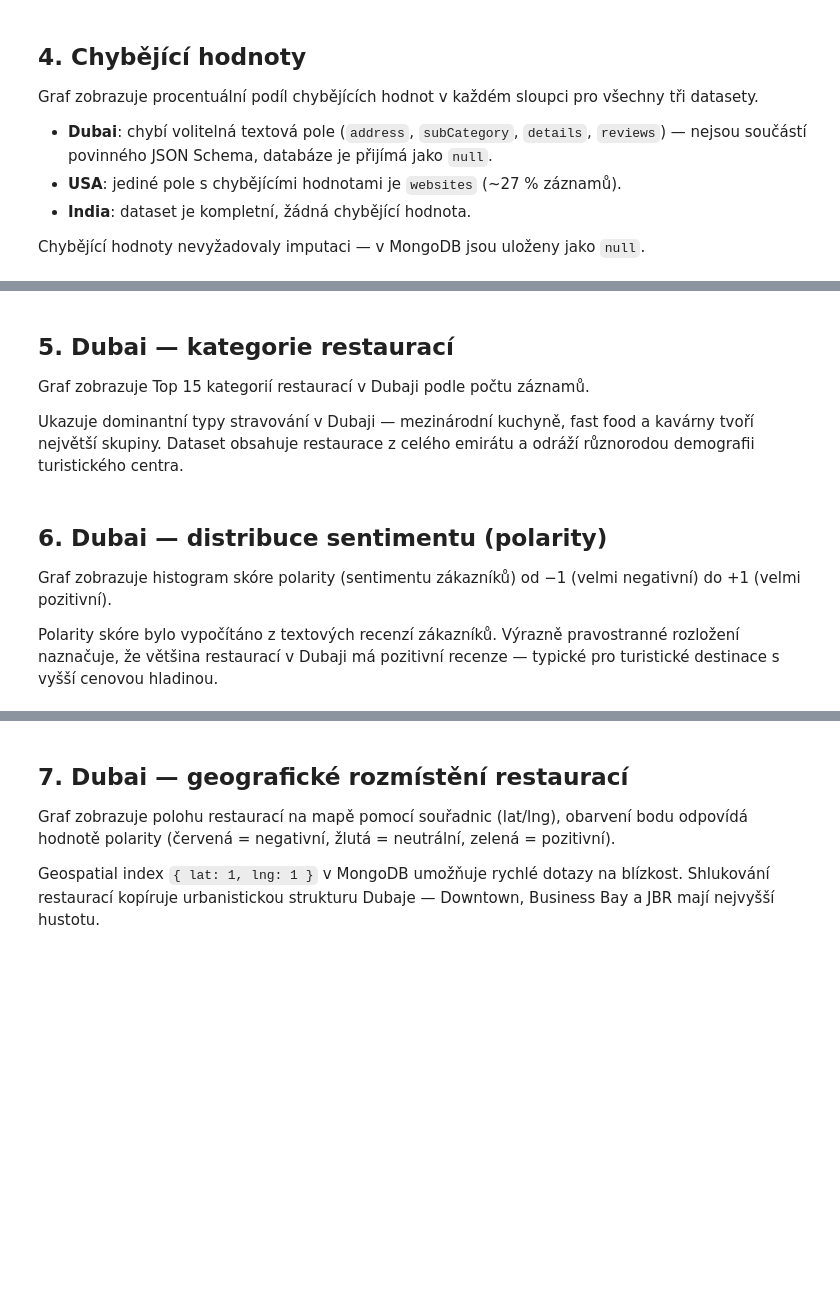
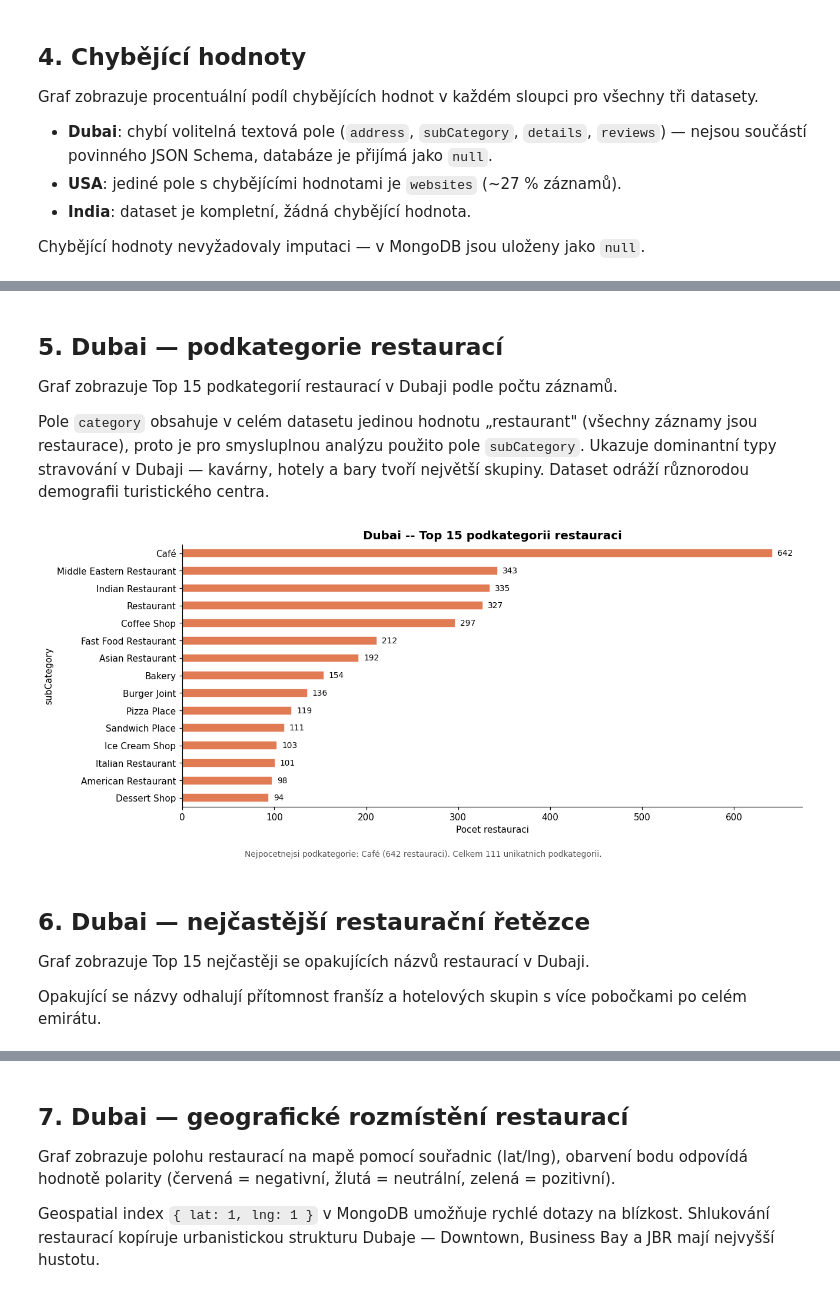
Before and after one commit to pashaslesar/BSQBD-Cluster, a Jupyter notebook: Data/analysis.ipynb, the cells around one changed output, grey strips where cells are left out. Saved outputs shown, nothing was run; the diff lists cells and outputs as text; code cells hidden in the pictures; blank space fills up the shorter version.

Commit message:
.ipynb fix graph

```diff
--- a/Data/analysis.ipynb
+++ b/Data/analysis.ipynb
@@ -125,32 +192,34 @@ plt.show()
 # %% [markdown]
-## 5. Dubai — kategorie restaurací
+## 5. Dubai — podkategorie restaurací
 
-Graf zobrazuje Top 15 kategorií restaurací v Dubaji podle počtu záznamů.
+Graf zobrazuje Top 15 podkategorií restaurací v Dubaji podle počtu záznamů.
 
-Ukazuje dominantní typy stravování v Dubaji — mezinárodní kuchyně, fast food a kavárny tvoří největší skupiny. Dataset obsahuje restaurace z celého emirátu a odráží různorodou demografii turistického centra.
+Pole `category` obsahuje v celém datasetu jedinou hodnotu „restaurant" (všechny záznamy jsou restaurace), proto je pro smysluplnou analýzu použito pole `subCategory`. Ukazuje dominantní typy stravování v Dubaji — kavárny, hotely a bary tvoří největší skupiny. Dataset odráží různorodou demografii turistického centra.
 # %%
-top_cat = dubai['category'].value_counts().head(15)
+top_cat = dubai['subCategory'].value_counts().head(15)
 top_cat_name  = top_cat.index[0]
 top_cat_count = int(top_cat.values[0])
-n_categories  = dubai['category'].nunique()
+n_categories  = dubai['subCategory'].nunique()
 
 fig, ax = plt.subplots(figsize=(12, 5))
 top_cat.sort_values().plot(kind='barh', ax=ax, color='#e07b54', edgecolor='white')
-ax.set_title('Dubai -- Top 15 kategorii restauraci', fontsize=13, fontweight='bold')
+ax.set_title('Dubai -- Top 15 podkategorii restauraci', fontsize=13, fontweight='bold')
 ax.set_xlabel('Pocet restauraci')
 for bar in ax.patches:
     ax.text(bar.get_width() + 5, bar.get_y() + bar.get_height() / 2,
             str(int(bar.get_width())), va='center', fontsize=9)
 fig.text(0.5, -0.04,
-         'Nejpocetnejsi kategorie: %s (%d restauraci). Celkem %d unikatnich kategorii.' % (
+         'Nejpocetnejsi podkategorie: %s (%d restauraci). Celkem %d unikatnich podkategorii.' % (
              top_cat_name, top_cat_count, n_categories),
          ha='center', fontsize=9, color='#555')
 plt.tight_layout()
 plt.show()
+# %% [output]
+[figure, added]
 # %% [markdown]
-## 6. Dubai — distribuce sentimentu (polarity)
+## 6. Dubai — nejčastější restaurační řetězce
 
-Graf zobrazuje histogram skóre polarity (sentimentu zákazníků) od −1 (velmi negativní) do +1 (velmi pozitivní).
+Graf zobrazuje Top 15 nejčastěji se opakujících názvů restaurací v Dubaji.
 
-Polarity skóre bylo vypočítáno z textových recenzí zákazníků. Výrazně pravostranné rozložení naznačuje, že většina restaurací v Dubaji má pozitivní recenze — typické pro turistické destinace s vyšší cenovou hladinou.
+Opakující se názvy odhalují přítomnost franšíz a hotelových skupin s více pobočkami po celém emirátu.
 # %%
```
Also changed, not shown: parts of 17 cells of this notebook.
